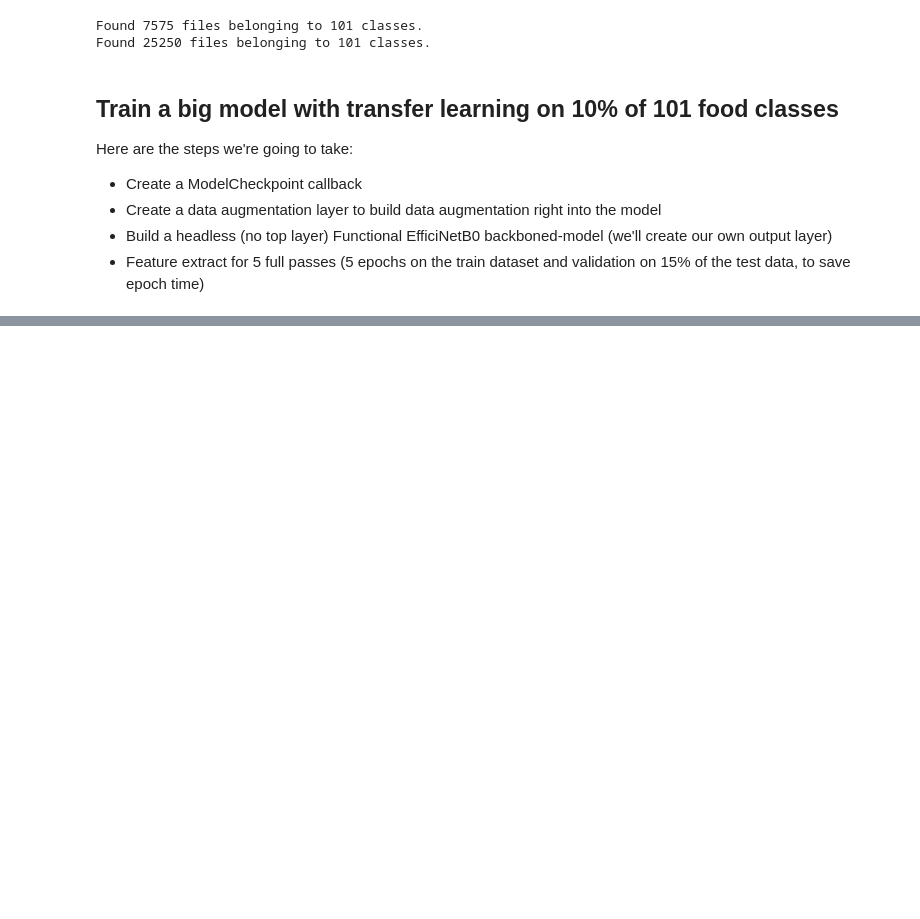
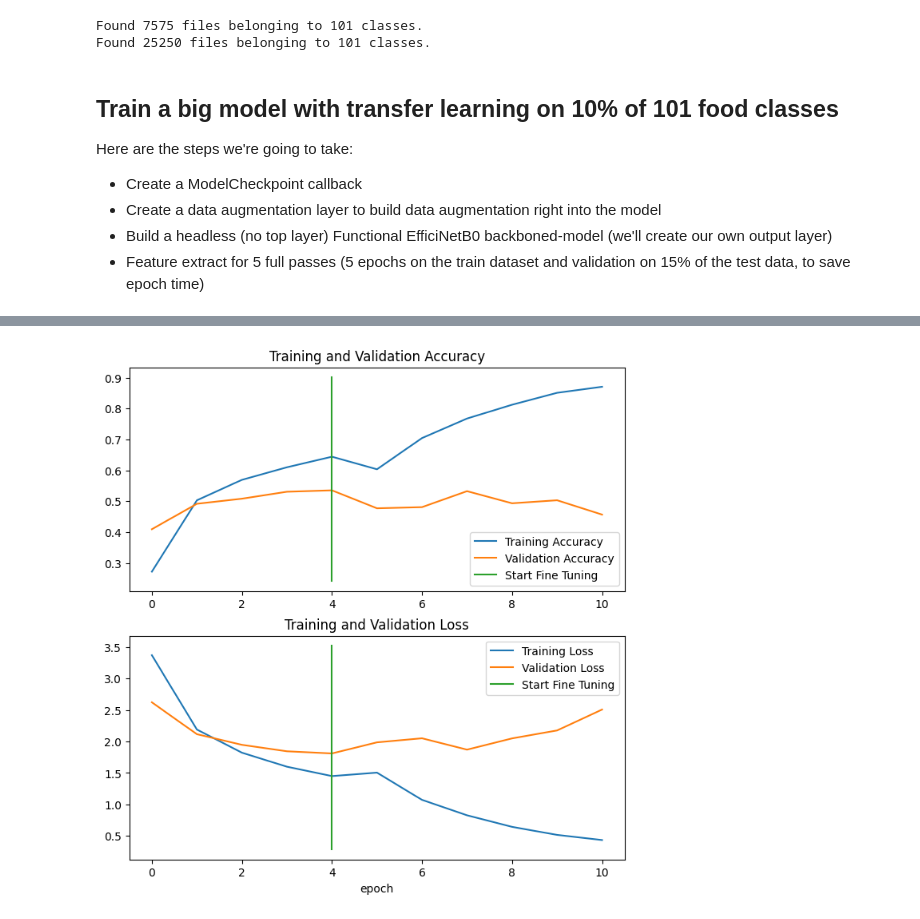
Before and after one commit to theclosedbook/TensorFlow, a Jupyter notebook: Transfer_learning_part_3.ipynb, the cells around one changed output, grey strips where cells are left out. Cells and saved outputs as stored; diff of their text form; code cells hidden in the pictures; blank space fills up the shorter version.

```diff
--- a/Transfer_learning_part_3.ipynb
+++ b/Transfer_learning_part_3.ipynb
@@ -205,0 +297,7 @@ plot_loss_curves(history_all_10)
+# %%
+# compare history
+compare_historys(original_history=history_all_10,
+                 new_history=history_10_fine_tune,
+                 initial_epochs=5)
+# %% [output]
+[figure, added]
```
Also changed, not shown: parts of 17 cells of this notebook.
